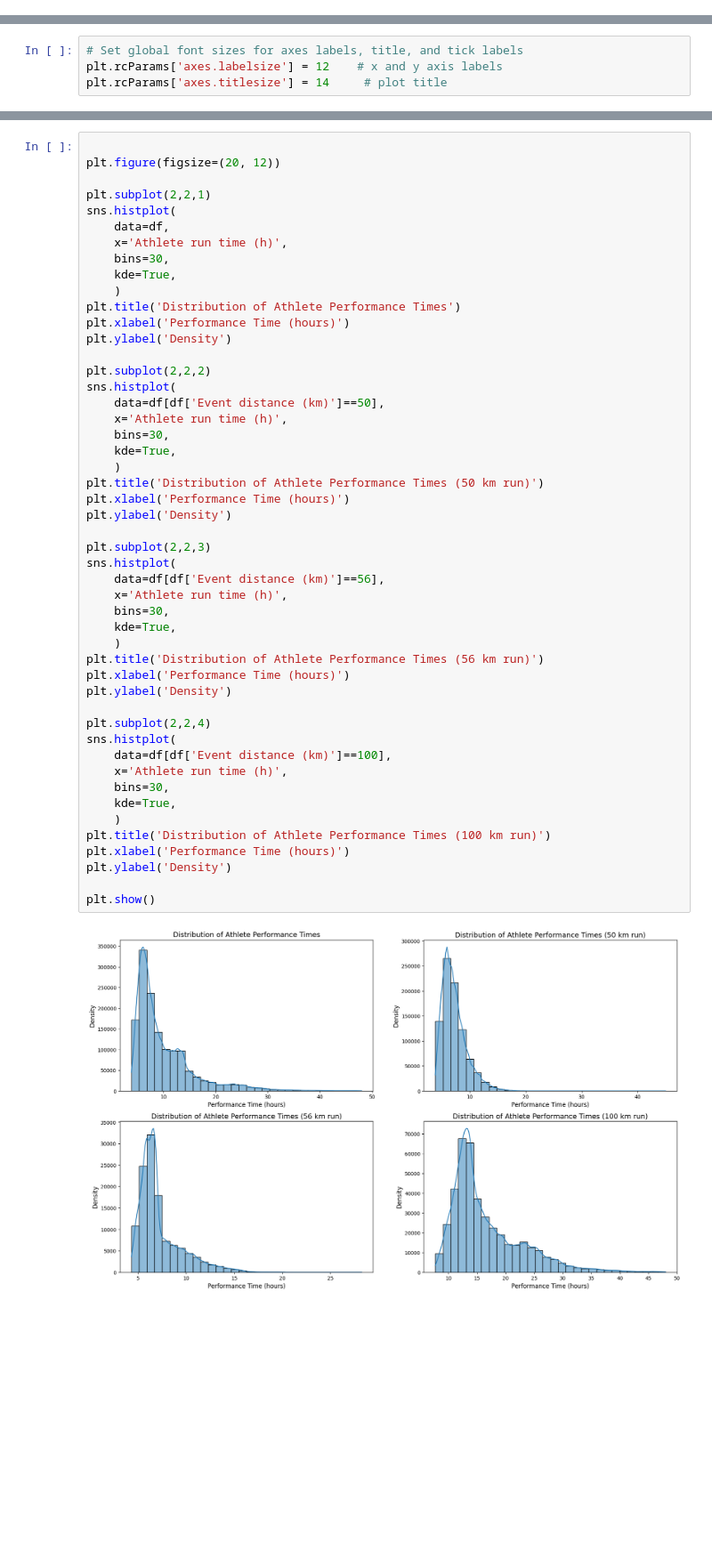
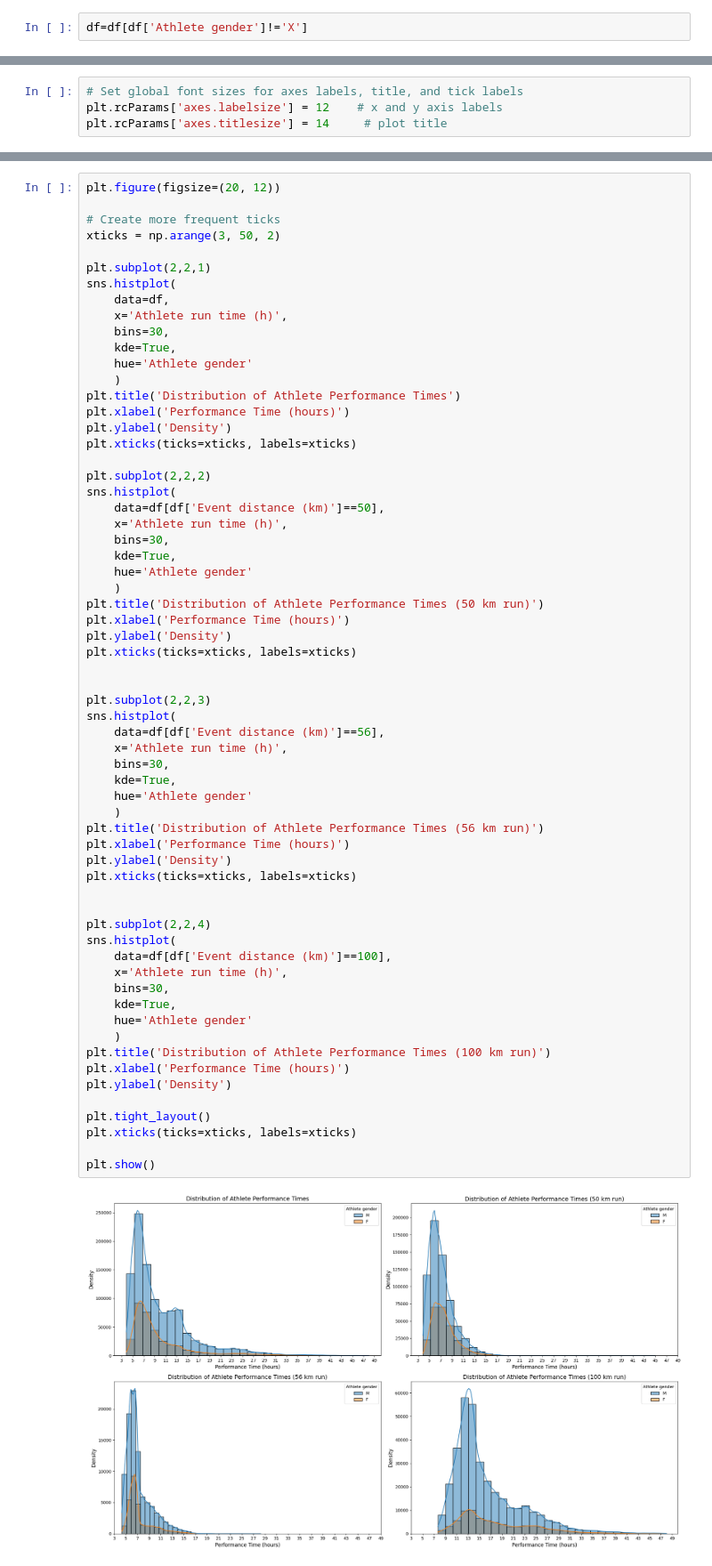
Before and after one commit to G-Bielokozowicz/Maraton-Runners-Analysis, a Jupyter notebook: main.ipynb, the cells around one changed output, grey strips where cells are left out. Shown: that part at 89% size. Drawn from its saved outputs; the diff is of its cells as text; blank space fills up the shorter version.

```diff
--- a/main.ipynb
+++ b/main.ipynb
@@ -321,6 +321,8 @@ df=df[df['Athlete run time (s)']!=0]
 df['Athlete run time (h)'] = round(df['Athlete run time (s)'] / 3600, 2)
 # %%
 df.drop(['Athlete run time (s)'],inplace=True,axis=1)
+# %%
+df=df[df['Athlete gender']!='X']
 # %%
 df=df.reset_index()
 # %% [markdown]
@@ -406,8 +427,10 @@ plt.show()
 # %% [output]
 [figure]
 # %%
+plt.figure(figsize=(20, 12))
 
-plt.figure(figsize=(20, 12))
+# Create more frequent ticks
+xticks = np.arange(3, 50, 2)
 
 plt.subplot(2,2,1)
 sns.histplot(
@@ -415,10 +438,12 @@ sns.histplot(
     x='Athlete run time (h)',
     bins=30,
     kde=True,
+    hue='Athlete gender'
     )
 plt.title('Distribution of Athlete Performance Times')
 plt.xlabel('Performance Time (hours)')
 plt.ylabel('Density')
+plt.xticks(ticks=xticks, labels=xticks)
 
 plt.subplot(2,2,2)
 sns.histplot(
@@ -426,33 +451,43 @@ sns.histplot(
     x='Athlete run time (h)',
     bins=30,
     kde=True,
+    hue='Athlete gender'
     )
 plt.title('Distribution of Athlete Performance Times (50 km run)')
 plt.xlabel('Performance Time (hours)')
 plt.ylabel('Density')
+plt.xticks(ticks=xticks, labels=xticks)
+
 
 plt.subplot(2,2,3)
 sns.histplot(
     data=df[df['Event distance (km)']==56],
     x='Athlete run time (h)',
     bins=30,
     kde=True,
+    hue='Athlete gender'
     )
 plt.title('Distribution of Athlete Performance Times (56 km run)')
 plt.xlabel('Performance Time (hours)')
 plt.ylabel('Density')
+plt.xticks(ticks=xticks, labels=xticks)
+
 
 plt.subplot(2,2,4)
 sns.histplot(
     data=df[df['Event distance (km)']==100],
     x='Athlete run time (h)',
     bins=30,
     kde=True,
+    hue='Athlete gender'
     )
 plt.title('Distribution of Athlete Performance Times (100 km run)')
 plt.xlabel('Performance Time (hours)')
 plt.ylabel('Density')
 
+plt.tight_layout()
+plt.xticks(ticks=xticks, labels=xticks)
+
 plt.show()
 # %% [output]
-[figure, old version]
+[figure, new version]
```
Also changed, not shown: parts of 4 cells of this notebook.
